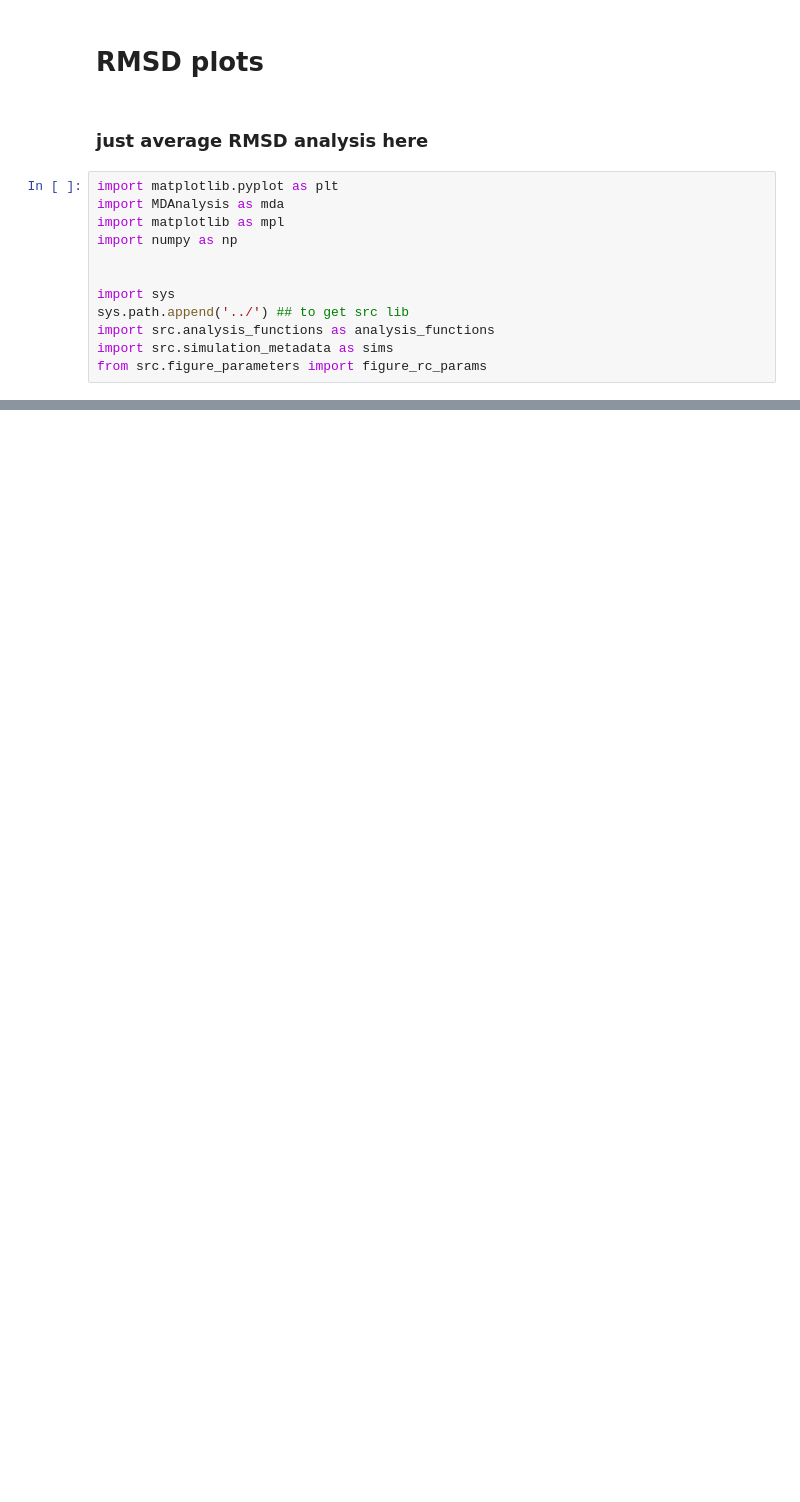
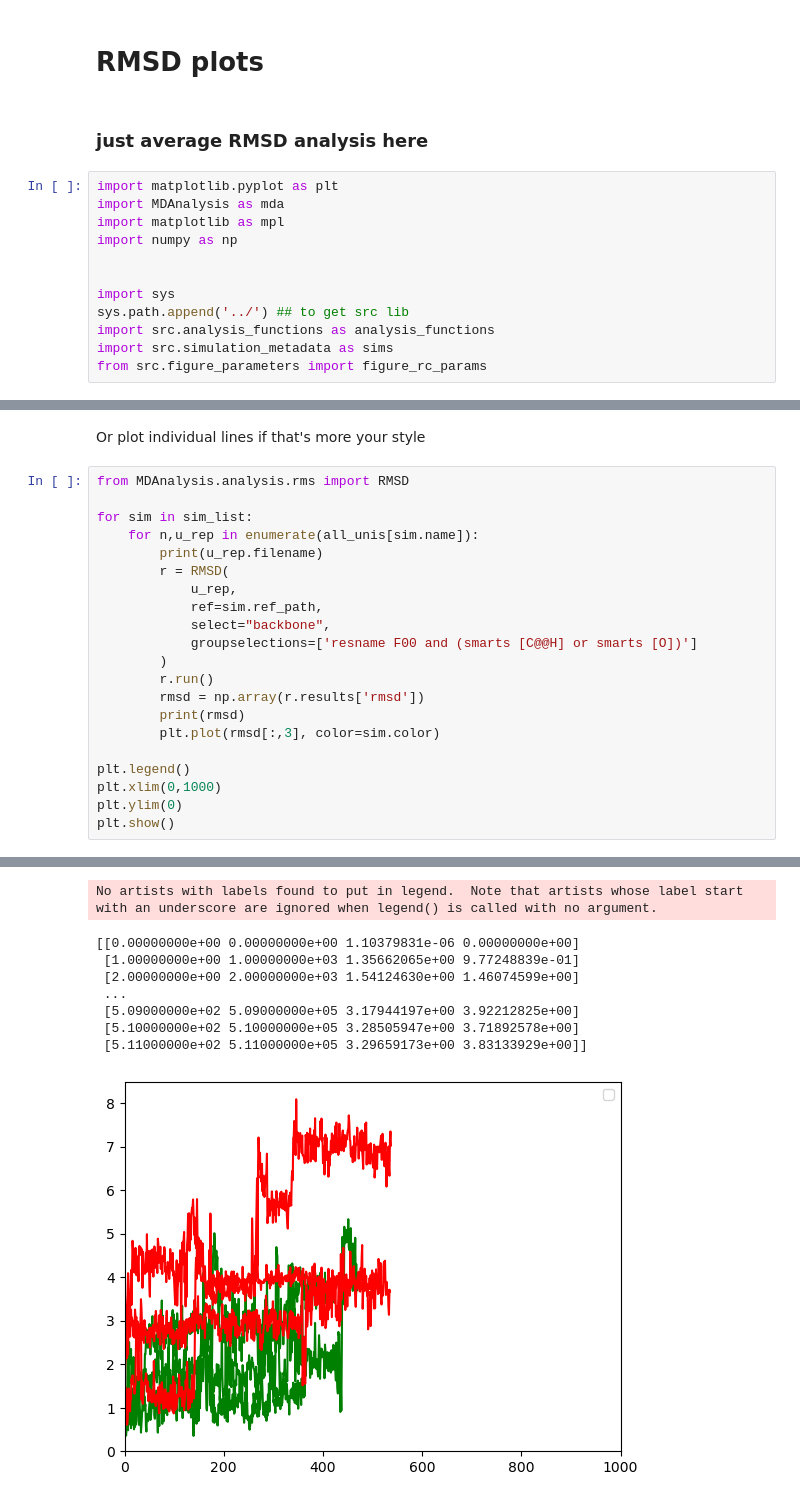
Before and after one commit to semccomas/PfHT_MMV, a Jupyter notebook: conformation_analysis/RMSD.ipynb, the cells around one changed output, grey strips where cells are left out. Cells and saved outputs as stored; diff of their text form; blank space fills up the shorter version.

```diff
--- a/conformation_analysis/RMSD.ipynb
+++ b/conformation_analysis/RMSD.ipynb
@@ -156,0 +151,24 @@ plt.legend()
+# %% [markdown]
+Or plot individual lines if that's more your style
+# %%
+from MDAnalysis.analysis.rms import RMSD
+
+for sim in sim_list:
+    for n,u_rep in enumerate(all_unis[sim.name]):
+        print(u_rep.filename)
+        r = RMSD(
+            u_rep,
+            ref=sim.ref_path,
+            select="backbone",
+            groupselections=['resname F00 and (smarts [C@@H] or smarts [O])']
+        )
+        r.run()
+        rmsd = np.array(r.results['rmsd'])
+        print(rmsd)
+        plt.plot(rmsd[:,3], color=sim.color)
+
+plt.legend()
+plt.xlim(0,1000)
+plt.ylim(0)
+plt.show()
+# %% [output]
@@ -156,0 +192,9 @@ plt.legend()
+No artists with labels found to put in legend.  Note that artists whose label start with an underscore are ignored when legend() is called with no argument.
+[[0.00000000e+00 0.00000000e+00 1.10379831e-06 0.00000000e+00]
+ [1.00000000e+00 1.00000000e+03 1.35662065e+00 9.77248839e-01]
+ [2.00000000e+00 2.00000000e+03 1.54124630e+00 1.46074599e+00]
+ ...
+ [5.09000000e+02 5.09000000e+05 3.17944197e+00 3.92212825e+00]
+ [5.10000000e+02 5.10000000e+05 3.28505947e+00 3.71892578e+00]
+ [5.11000000e+02 5.11000000e+05 3.29659173e+00 3.83133929e+00]]
+[figure, added]
```
Also changed, not shown: parts of 19 cells of this notebook, 8 other files.
